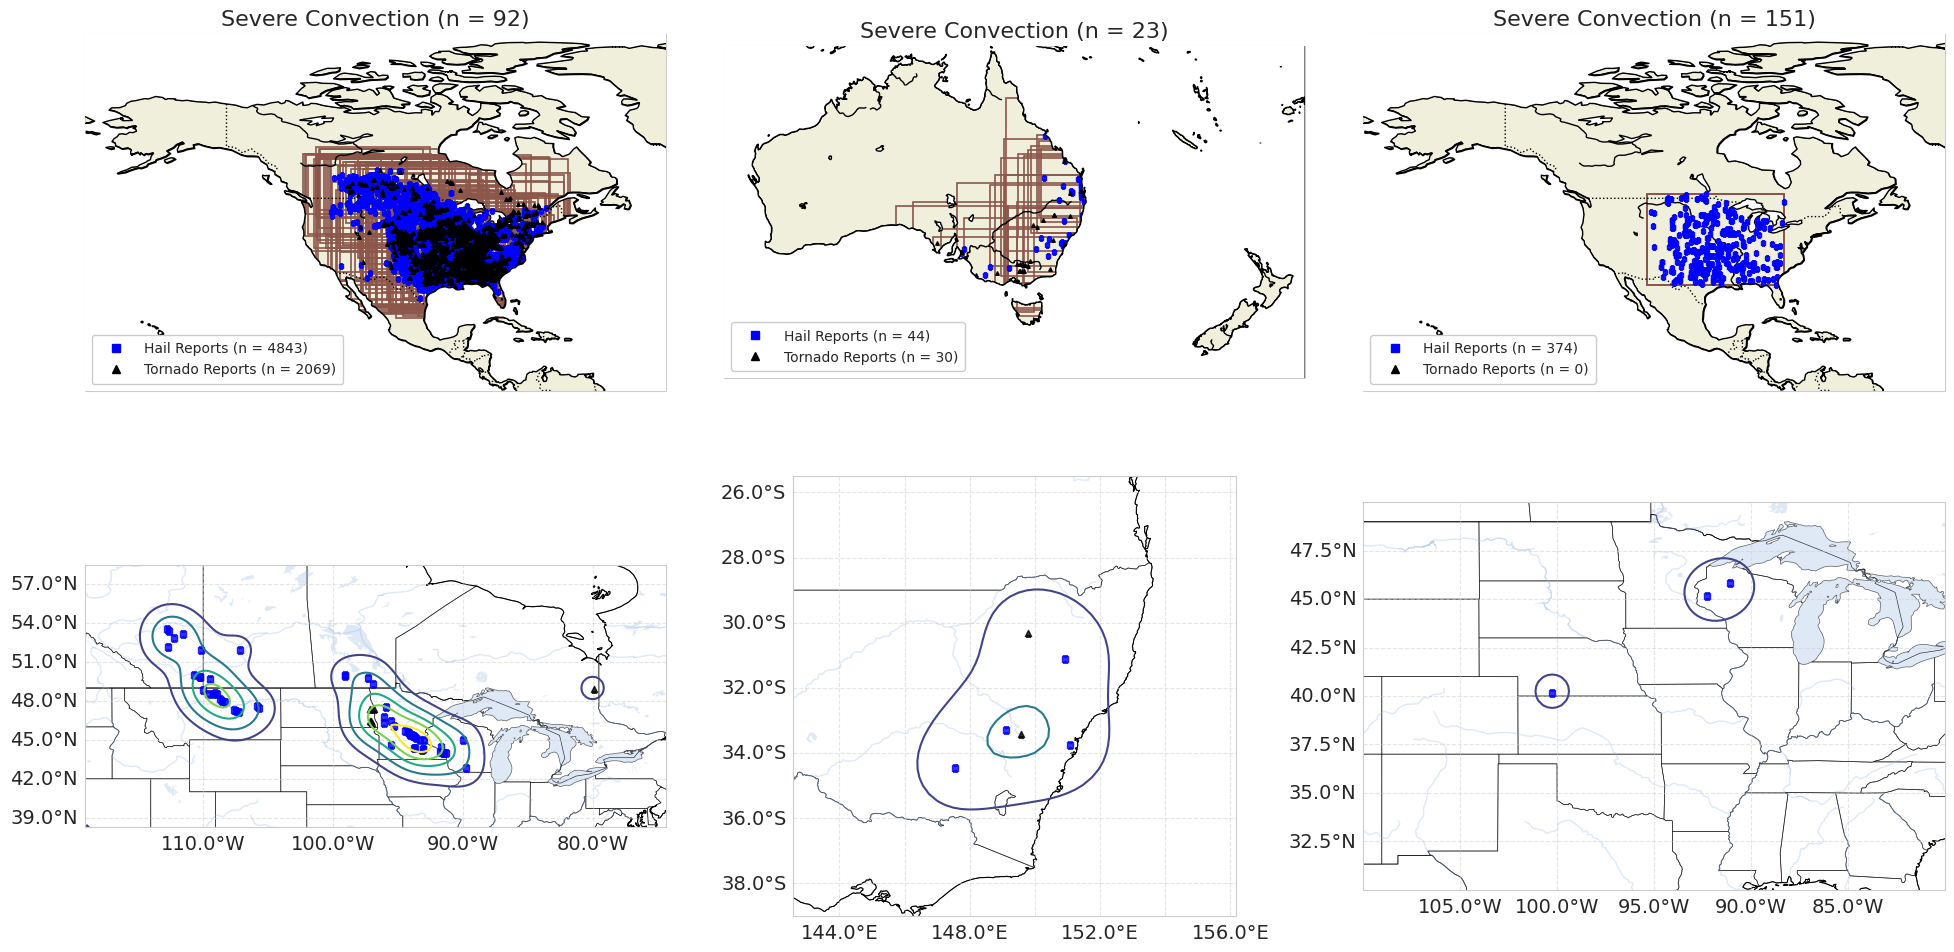
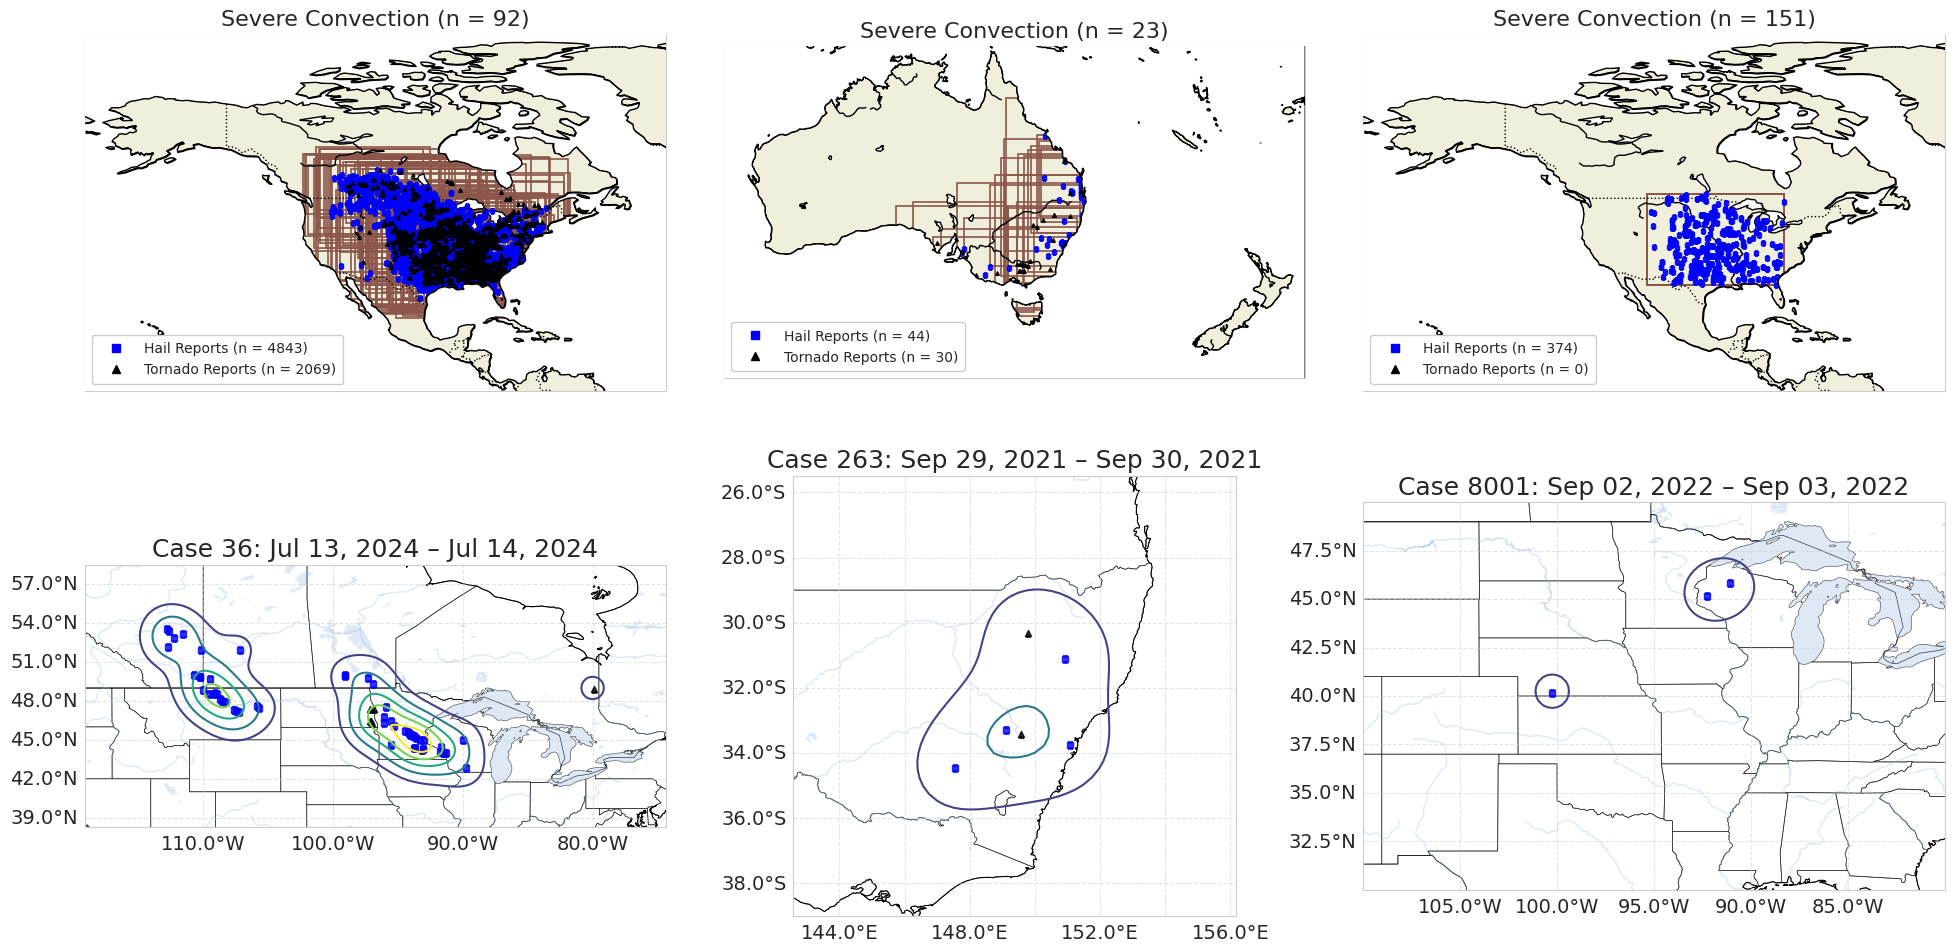
Code edit (unified diff) that turned the first committed figure into the second:
--- before
+++ after
@@ -45,4 +45,11 @@
 
 # on the bottom row, show an example PPH and observation for each model
+def _case_title(case):
+    return (
+        f"Case {case.case_id_number}: "
+        f"{case.start_date.strftime('%b %d, %Y')} \u2013 "
+        f"{case.end_date.strftime('%b %d, %Y')}"
+    )
+
 my_id = 36
 my_case = [c for c in ewb_cases if c.case_id_number == my_id][0]
@@ -50,5 +57,5 @@
 my_pph = get_pph_outputs(my_case, case_operators_with_targets_established)
 
-plot_pph_panel(my_pph, my_case, my_lsr, ax=axs[1, 0])
+plot_pph_panel(my_pph, my_case, my_lsr, ax=axs[1, 0], title=_case_title(my_case))
 
 # plot the PPH for an example in australia
@@ -58,5 +65,5 @@
 my_pph = get_pph_outputs(my_case, case_operators_with_targets_established)
 
-plot_pph_panel(my_pph, my_case, my_lsr, ax=axs[1, 1])
+plot_pph_panel(my_pph, my_case, my_lsr, ax=axs[1, 1], title=_case_title(my_case))
 
 # and plot a marginal case
@@ -66,4 +73,4 @@
 my_pph = get_pph_outputs(my_case, marginal_severe_case_operators_with_targets_established)
 
-plot_pph_panel(my_pph, my_case, my_lsr, ax=axs[1, 2])
+plot_pph_panel(my_pph, my_case, my_lsr, ax=axs[1, 2], title=_case_title(my_case))
 

Commit: added title text to each subpanel plot for methods